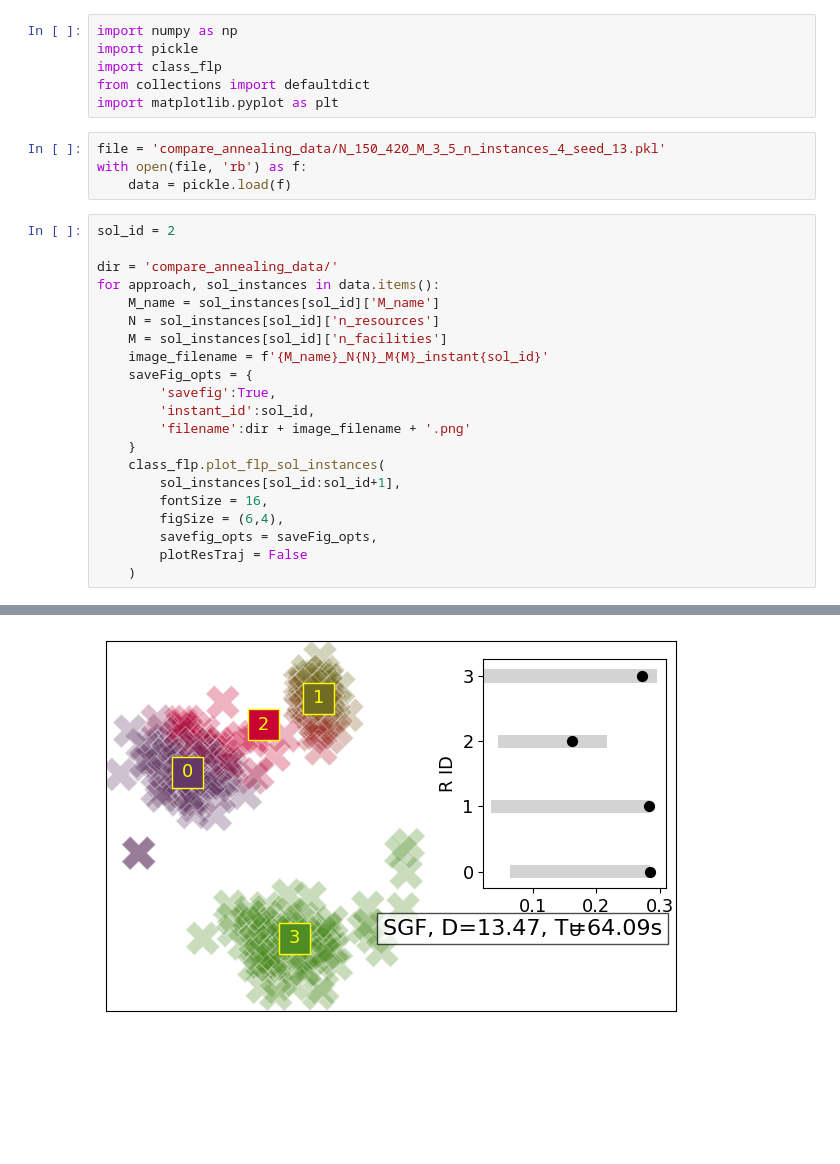
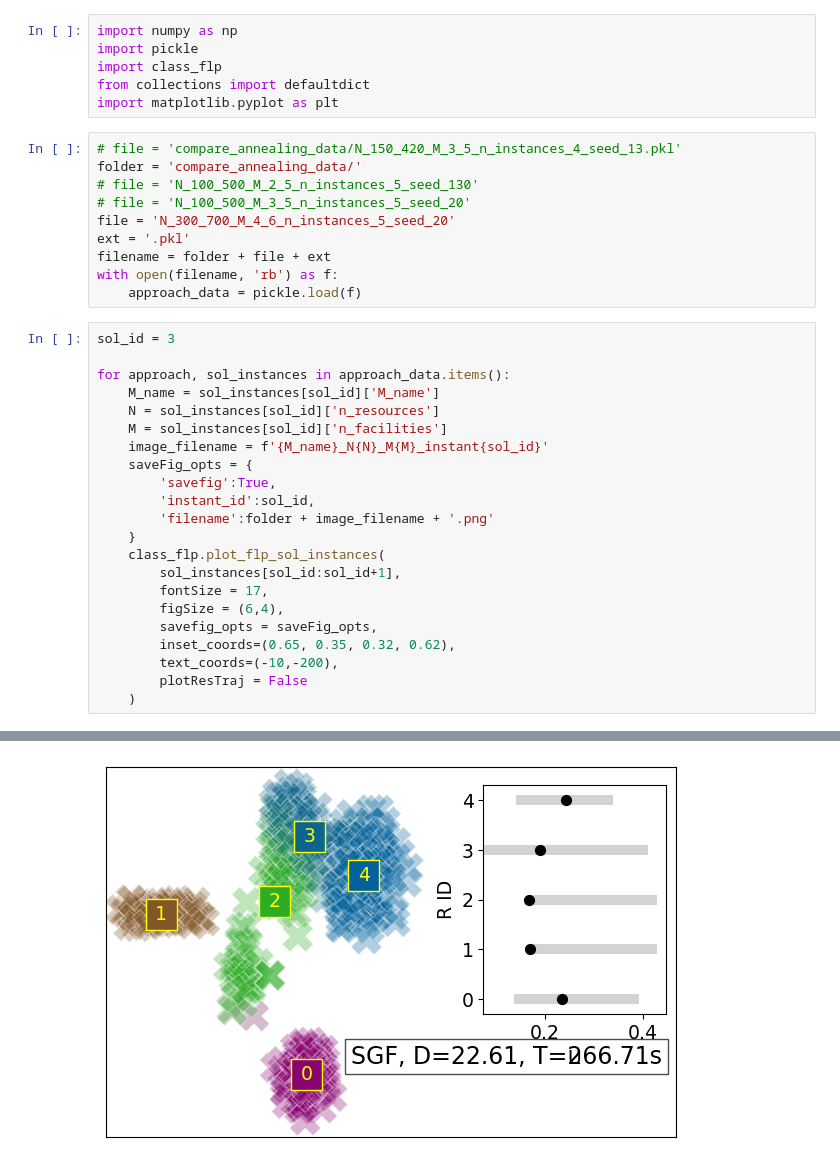
Before and after one commit to dt-1729/CBF_MEP_consRA, a Jupyter notebook: plot_anneal_compare.ipynb, the cells around one changed output, grey strips where cells are left out. Saved outputs shown, nothing was run; the diff lists cells and outputs as text; blank space fills up the shorter version.

```diff
--- a/plot_anneal_compare.ipynb
+++ b/plot_anneal_compare.ipynb
@@ -5,14 +5,19 @@ import class_flp
 from collections import defaultdict
 import matplotlib.pyplot as plt
 # %%
-file = 'compare_annealing_data/N_150_420_M_3_5_n_instances_4_seed_13.pkl'
-with open(file, 'rb') as f:
-    data = pickle.load(f)
+# file = 'compare_annealing_data/N_150_420_M_3_5_n_instances_4_seed_13.pkl'
+folder = 'compare_annealing_data/'
+# file = 'N_100_500_M_2_5_n_instances_5_seed_130'
+# file = 'N_100_500_M_3_5_n_instances_5_seed_20'
+file = 'N_300_700_M_4_6_n_instances_5_seed_20'
+ext = '.pkl'
+filename = folder + file + ext
+with open(filename, 'rb') as f:
+    approach_data = pickle.load(f)
 # %%
-sol_id = 2
+sol_id = 3
 
-dir = 'compare_annealing_data/'
-for approach, sol_instances in data.items():
+for approach, sol_instances in approach_data.items():
     M_name = sol_instances[sol_id]['M_name']
     N = sol_instances[sol_id]['n_resources']
     M = sol_instances[sol_id]['n_facilities']
@@ -20,13 +25,15 @@ for approach, sol_instances in data.items():
     saveFig_opts = {
         'savefig':True,
         'instant_id':sol_id,
-        'filename':dir + image_filename + '.png'
+        'filename':folder + image_filename + '.png'
     }
     class_flp.plot_flp_sol_instances(
         sol_instances[sol_id:sol_id+1],
-        fontSize = 16,
+        fontSize = 17,
         figSize = (6,4),
         savefig_opts = saveFig_opts,
+        inset_coords=(0.65, 0.35, 0.32, 0.62),
+        text_coords=(-10,-200),
         plotResTraj = False
     )
 # %% [output]
@@ -35 +42 @@ for approach, sol_instances in data.items():
-[figure, old version]
+[figure, new version]
```
Also changed, not shown: parts of 4 cells of this notebook, 39 other files.
